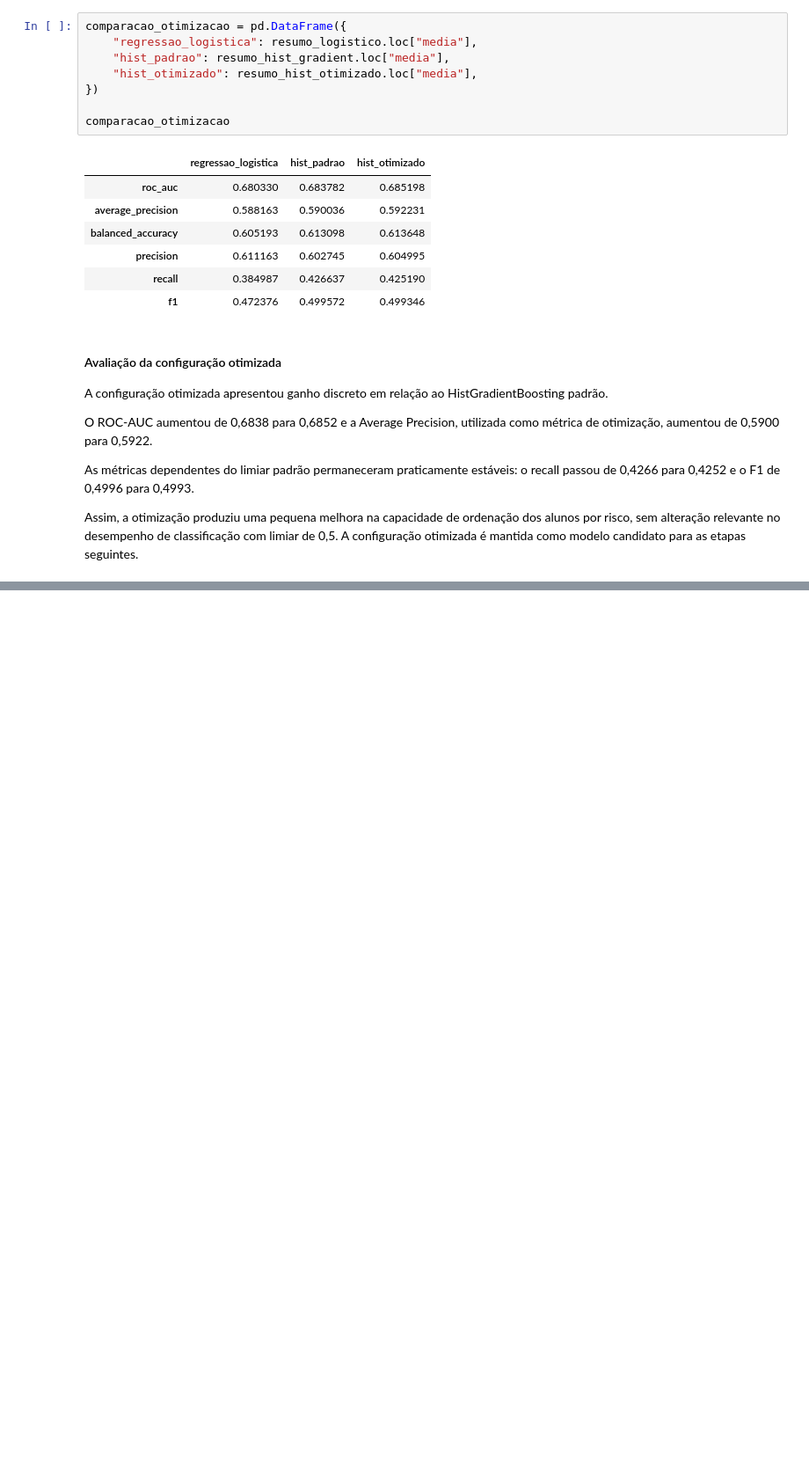
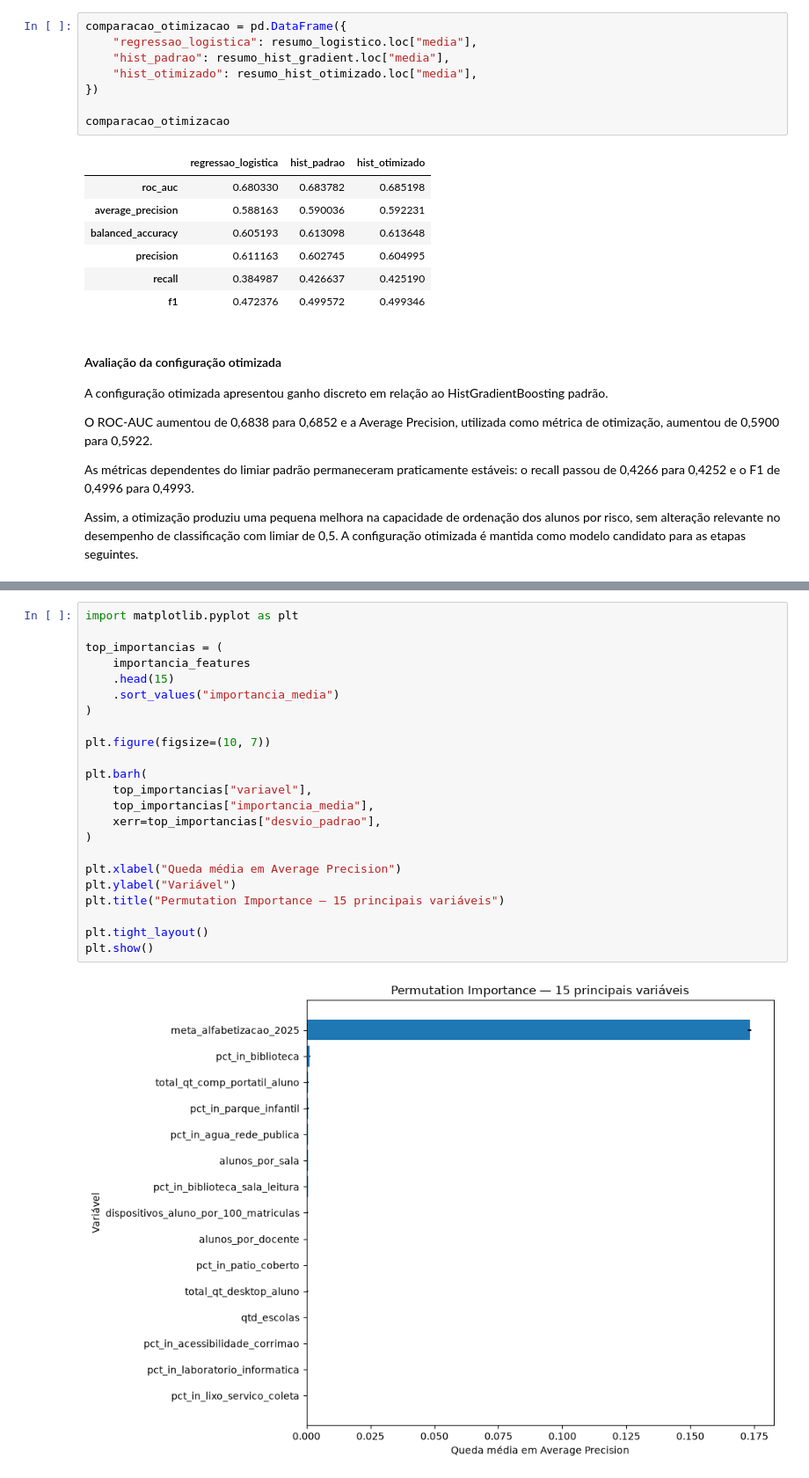
Before and after one commit to erick00denner/tech_challenge_3_alfabetizacao, a Jupyter notebook: notebooks/02_preparacao_modelagem.ipynb, the cells around one changed output, grey strips where cells are left out. Shown at 88% size. Saved outputs shown, nothing was run; the diff lists cells and outputs as text; blank space fills up the shorter version.

```diff
--- a/notebooks/02_preparacao_modelagem.ipynb
+++ b/notebooks/02_preparacao_modelagem.ipynb
@@ -1160,0 +1448,25 @@ Assim, a otimização produziu uma pequena melhora na capacidade de ordenação
+# %%
+import matplotlib.pyplot as plt
+
+top_importancias = (
+    importancia_features
+    .head(15)
+    .sort_values("importancia_media")
+)
+
+plt.figure(figsize=(10, 7))
+
+plt.barh(
+    top_importancias["variavel"],
+    top_importancias["importancia_media"],
+    xerr=top_importancias["desvio_padrao"],
+)
+
+plt.xlabel("Queda média em Average Precision")
+plt.ylabel("Variável")
+plt.title("Permutation Importance — 15 principais variáveis")
+
+plt.tight_layout()
+plt.show()
+# %% [output]
+[figure, added]
```
Also changed, not shown: parts of 36 cells of this notebook.
